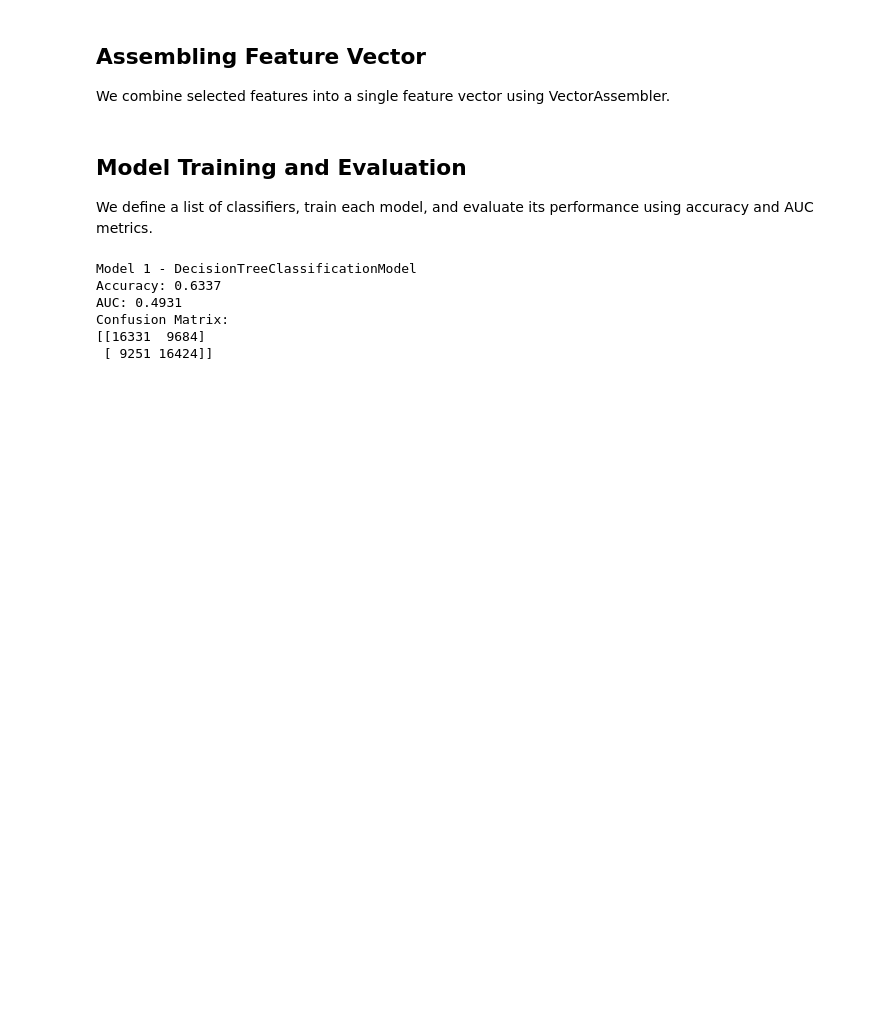
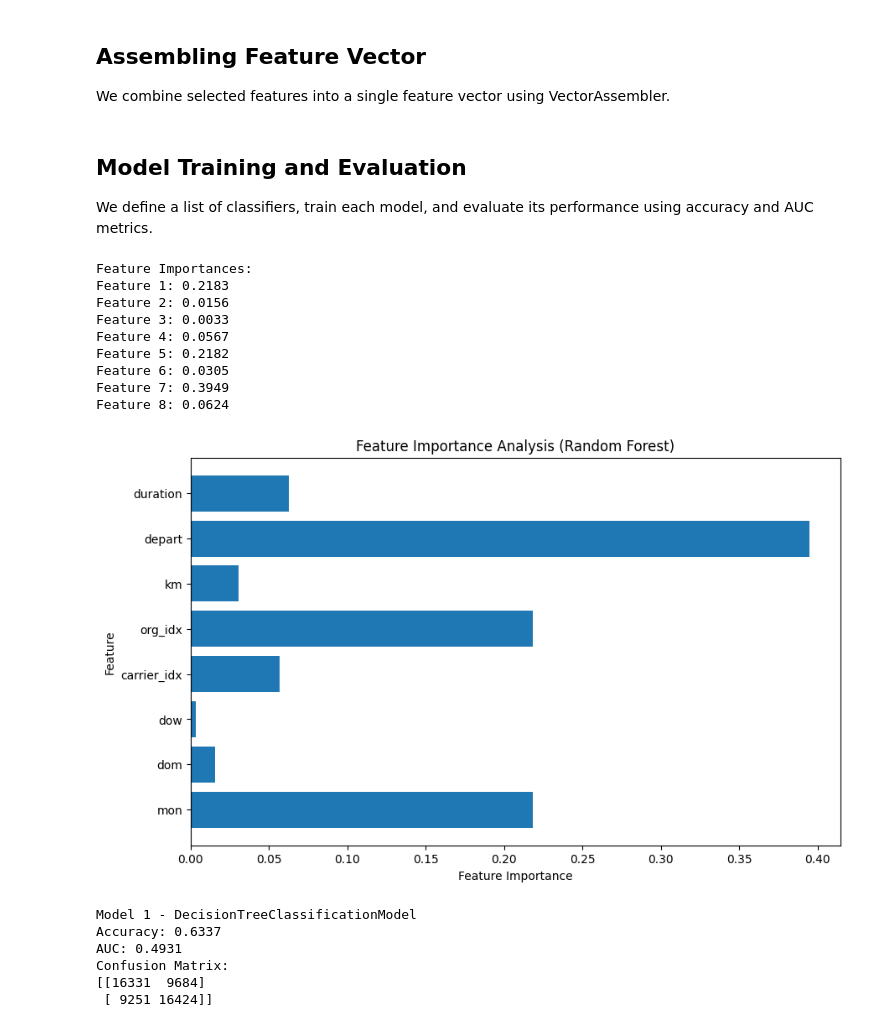
Before and after one commit to ronakkaoshik42/flight_delay_spark, a Jupyter notebook: flight_delay_spark.ipynb, the cells around one changed output. Drawn from its saved outputs; the diff is of its cells as text; code cells hidden in the pictures; blank space fills up the shorter version.

```diff
--- a/flight_delay_spark.ipynb
+++ b/flight_delay_spark.ipynb
@@ -115,6 +115,33 @@ for classifier in classifiers:
     cm = confusion_matrix(y_true, y_pred, labels=list(range(2)))
 
     results.append((model, accuracy, auc, cm))
+# %%
+# Feature Importance Analysis
+rf_model = results[1][0]  # RandomForestClassifier model
+feature_importances = rf_model.featureImportances.toArray()
+
+# Print and plot feature importances
+print("Feature Importances:")
+for i, importance in enumerate(feature_importances):
+    print(f"Feature {i + 1}: {importance:.4f}")
+
+plt.figure(figsize=(10, 6))
+plt.barh(range(len(feature_importances)), feature_importances, tick_label=assembler.getInputCols())
+plt.xlabel('Feature Importance')
+plt.ylabel('Feature')
+plt.title('Feature Importance Analysis (Random Forest)')
+plt.show()
+# %% [output]
+Feature Importances:
+Feature 1: 0.2183
+Feature 2: 0.0156
+Feature 3: 0.0033
+Feature 4: 0.0567
+Feature 5: 0.2182
+Feature 6: 0.0305
+Feature 7: 0.3949
+Feature 8: 0.0624
+[figure, added]
 # %%
 # Print the results and plot confusion matrices
 for i, (model, accuracy, auc, cm) in enumerate(results):
```
Also changed, not shown: parts of 1 cell of this notebook.
